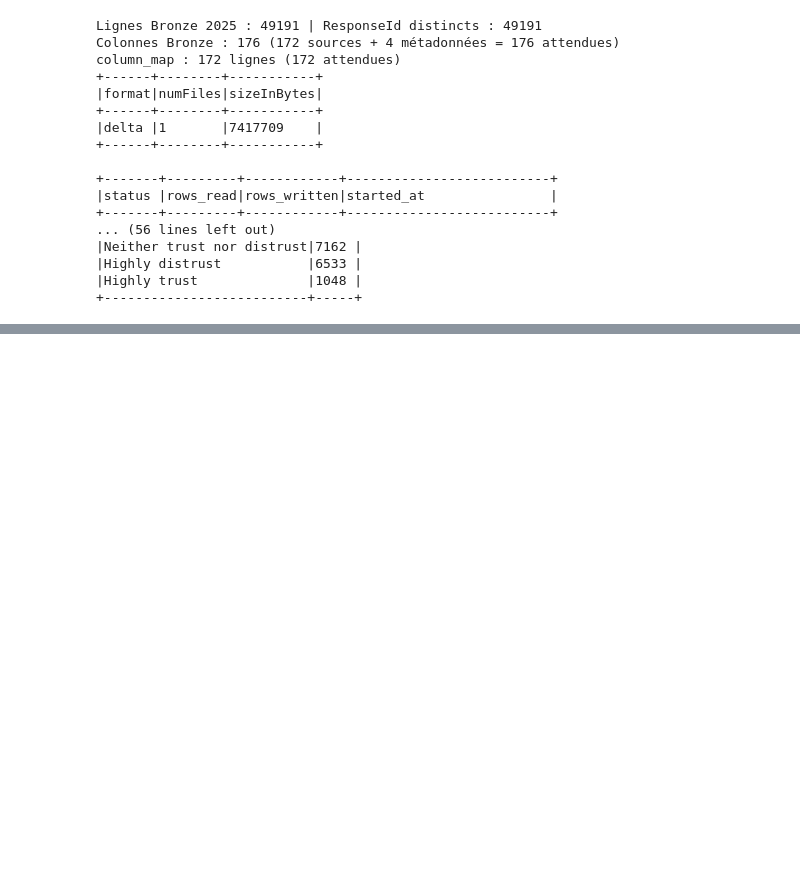
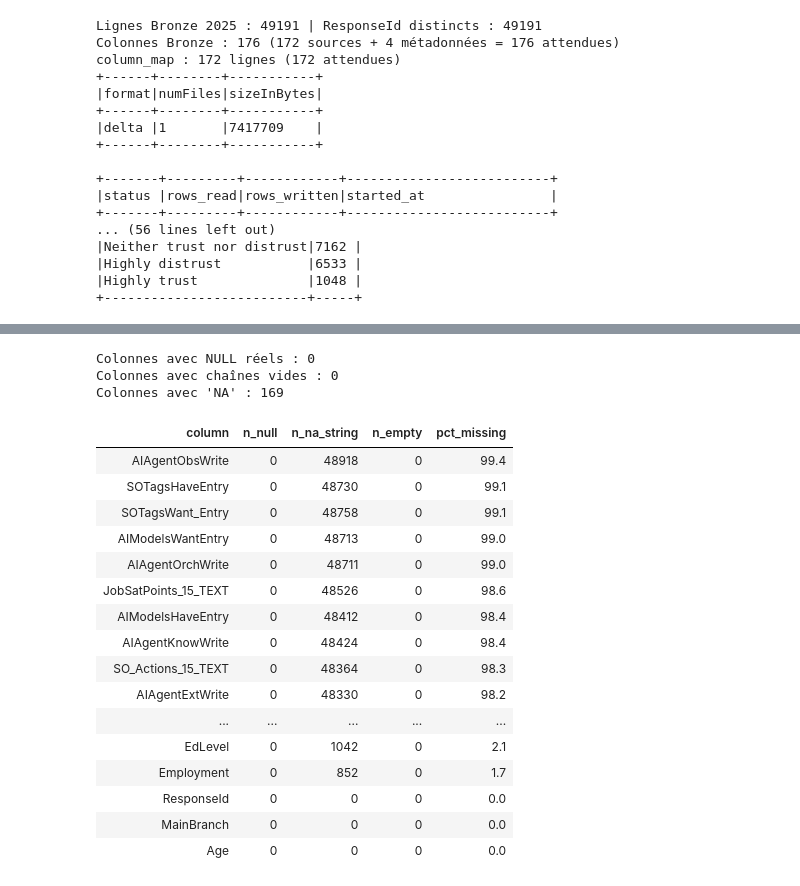
Before and after one commit to Bayrem199/ai-reality-check, a Jupyter notebook: notebooks/01_bronze_ingestion.ipynb, the cells around one changed output, grey strips where cells are left out. Saved outputs shown, nothing was run; the diff lists cells and outputs as text; code cells hidden in the pictures; blank space fills up the shorter version.

Commit message:
feat: bronze ingestion notebook (2025)

```diff
--- a/notebooks/01_bronze_ingestion.ipynb
+++ b/notebooks/01_bronze_ingestion.ipynb
@@ -208,0 +224,46 @@ column_map : 172 lignes (172 attendues)
+# %%
+from pyspark.sql import functions as F
+
+b = spark.table("workspace.rc_bronze.survey_results").where("_survey_year = 2025")
+src_cols = [r.bronze_name for r in spark.table("workspace.rc_bronze.column_map")
+            .where("survey_year = 2025").orderBy("ordinal").collect()]
+n = b.count()
+
+aggs = []
+for c in src_cols:
+    aggs += [F.sum(F.col(c).isNull().cast("int")).alias(f"{c}__null"),
+             F.sum((F.col(c) == "NA").cast("int")).alias(f"{c}__na"),
+             F.sum((F.trim(F.col(c)) == "").cast("int")).alias(f"{c}__empty")]
+row = b.agg(*aggs).collect()[0].asDict()
+
+profile = spark.createDataFrame(
+    [(c, row[f"{c}__null"] or 0, row[f"{c}__na"] or 0, row[f"{c}__empty"] or 0) for c in src_cols],
+    "column string, n_null long, n_na_string long, n_empty long"
+).withColumn("pct_missing",
+             F.round((F.col("n_null") + F.col("n_na_string") + F.col("n_empty")) / n * 100, 1))
+
+print("Colonnes avec NULL réels :", profile.where("n_null > 0").count())
+print("Colonnes avec chaînes vides :", profile.where("n_empty > 0").count())
+print("Colonnes avec 'NA' :", profile.where("n_na_string > 0").count())
+display(profile.orderBy(F.desc("pct_missing")))
+# %% [output]
+Colonnes avec NULL réels : 0
+Colonnes avec chaînes vides : 0
+Colonnes avec 'NA' : 169
+| column | n_null | n_na_string | n_empty | pct_missing |
+| AIAgentObsWrite | 0 | 48918 | 0 | 99.4 |
+| SOTagsHaveEntry | 0 | 48730 | 0 | 99.1 |
+| SOTagsWant_Entry | 0 | 48758 | 0 | 99.1 |
+| AIModelsWantEntry | 0 | 48713 | 0 | 99.0 |
+| AIAgentOrchWrite | 0 | 48711 | 0 | 99.0 |
+| JobSatPoints_15_TEXT | 0 | 48526 | 0 | 98.6 |
+| AIModelsHaveEntry | 0 | 48412 | 0 | 98.4 |
+| AIAgentKnowWrite | 0 | 48424 | 0 | 98.4 |
+| SO_Actions_15_TEXT | 0 | 48364 | 0 | 98.3 |
+| AIAgentExtWrite | 0 | 48330 | 0 | 98.2 |
+| ... | ... | ... | ... | ... |
+| EdLevel | 0 | 1042 | 0 | 2.1 |
+| Employment | 0 | 852 | 0 | 1.7 |
+| ResponseId | 0 | 0 | 0 | 0.0 |
+| MainBranch | 0 | 0 | 0 | 0.0 |
+| Age | 0 | 0 | 0 | 0.0 |
```
Also changed, not shown: parts of 1 cell of this notebook.
